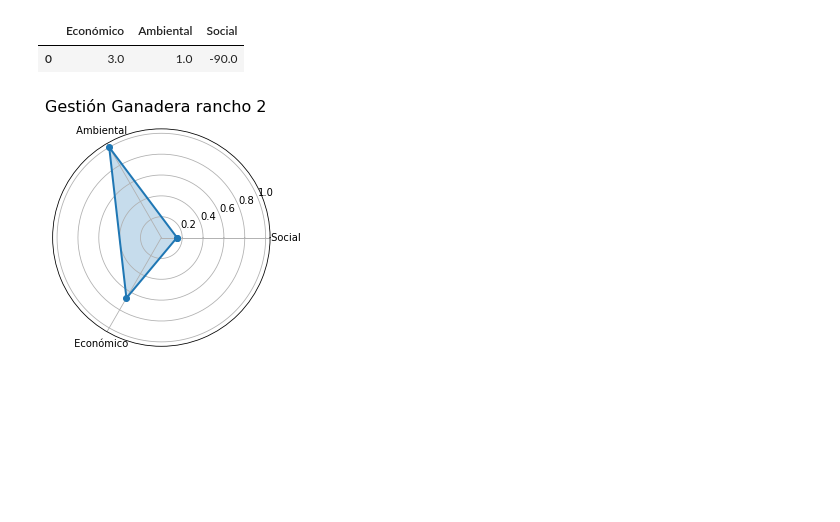
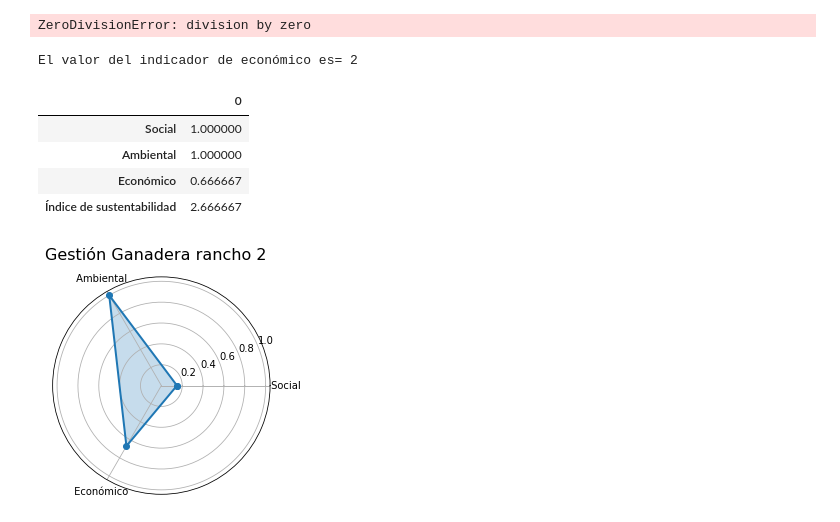
Before and after one commit to uracilo/Ganaderiasustentable, a Jupyter notebook: Análisis de datos.ipynb, the cells around one changed output. Drawn from its saved outputs; the diff is of its cells as text; code cells hidden in the pictures; blank space fills up the shorter version.

Commit message:
agregando los indicadores

```diff
--- a/Análisis de datos.ipynb
+++ b/Análisis de datos.ipynb
@@ -11,18 +35,22 @@ social = ((NP + PG + CP + SP)/(CL-(SS+ET))*EP)*(PS)
 # Nivel de participacion en asociación con otros productores
 NP = 1
 # Participacion en gestión
-PG = 2
+PG = 1
 # Capacitación en productividad en el ultimo año
-CP =3
+CP =1
 # Satisfacción Personal
-SP = 4
+SP = 1
 # Conduccion laboral
-CL = 5
-#
-SS =6
-#
-ET =7
+CL = 1
+#Servicios de salud
+SS =1
+# Edad de los titulares
+ET =1
 # Espacio de produccion proporcional a los asociados
-EP = 8
-#
-PS = 9
+EP = 1
+#Cantidad de sucesores directos
+PS = 1
+
+print('El valor del indicador de ambiental es= '+str(social))
+# %% [output]
+ZeroDivisionError: division by zero
@@ -31,20 +57,44 @@ economico = 3
+# %%
+#Sucesión a herederos (Durabilidad)
+SH= 0
+#Otras actividades de no agrónomas (Diversificación)
+OA= 1
+#Programas de créditos estatales (Autonomía)
+PCE=1
+# Programas de créditos bancarios
+PCB= 1
+# Capacidad de endeudamiento (PCE+PCB*-1)
+CE= PCE + PCB *-1
+# Productividad (Rentabilidad)
+P= 1
+economico = SH + OA + CE + P
+print('El valor del indicador de económico es= '+ str(economico))
+# %% [output]
+El valor del indicador de económico es= 2
 # %%
 #valores aproximados a una gestión ideal sustentable
-economicor = 1
-ambientalr = 1
-socialr = 1
+economicor = 3
+ambientalr = 4
+socialr = -4
 # %%
 #Gestion ganadera del rancho 1
 Ieconomico = (economico/economicor)
 Isocial = (social/socialr)
 Iambiental = (ambiental/ambientalr)
+IS = (Ieconomico + Iambiental + Isocial)
 # %%
-d = {'Económico': [Ieconomico], 'Ambiental': [Iambiental], 'Social': [Isocial]}
-df = pd.DataFrame(data=d)
+d = {'Social': [Isocial],
+     'Ambiental': [Iambiental],
+     'Económico': [Ieconomico],
+     'Índice de sustentabilidad':[IS]}
+df = pd.DataFrame(data=d).T
 df
 # %% [output]
-|  | Económico | Ambiental | Social |
-| 0 | 3.0 | 1.0 | -90.0 |
+|  | 0 |
+| Social | 1.000000 |
+| Ambiental | 1.000000 |
+| Económico | 0.666667 |
+| Índice de sustentabilidad | 2.666667 |
 # %%
 # Creación de un conjunto de datos aleatorio
 angles = np.linspace(0, 2 * np.pi, 3, endpoint=False)
```
Also changed, not shown: parts of 4 cells of this notebook.
